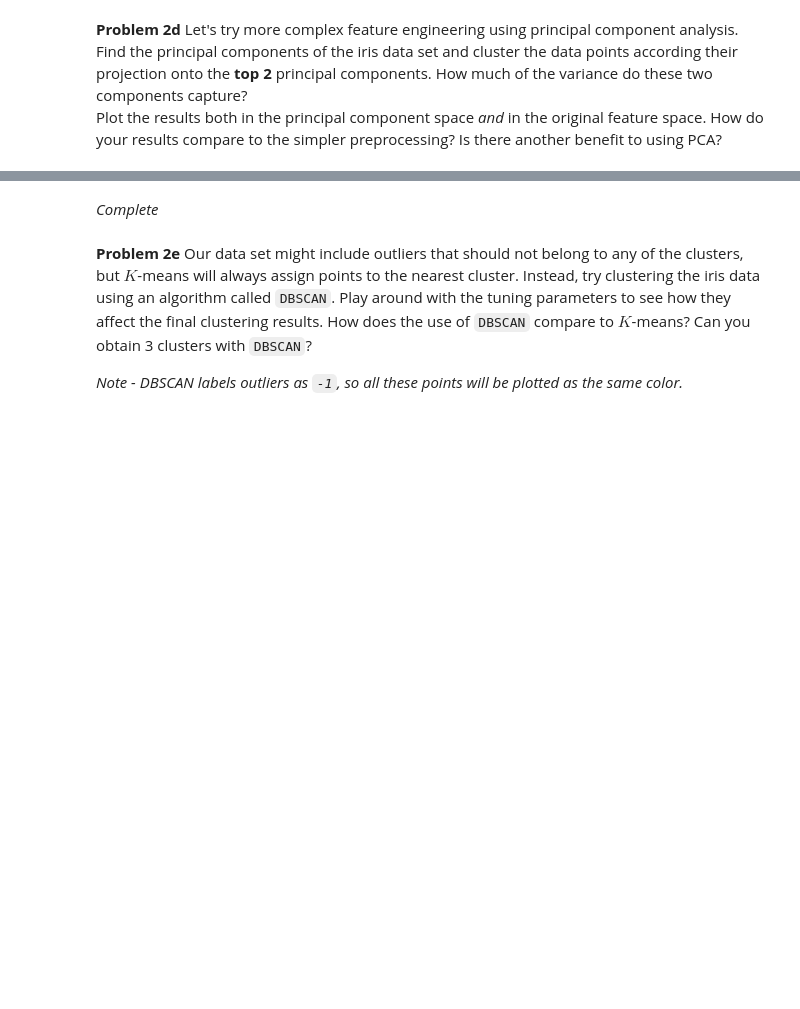
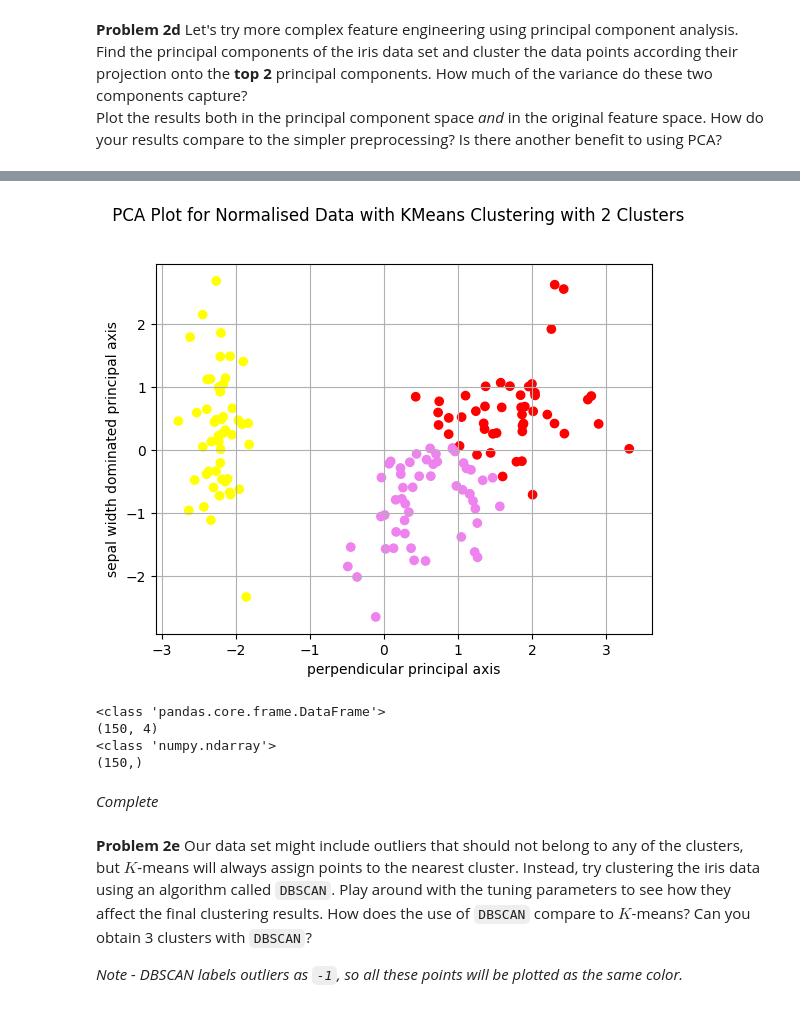
Before and after one commit to ASTR154/clustering, a Jupyter notebook: clustering.ipynb, the cells around one changed output, grey strips where cells are left out. Saved outputs shown, nothing was run; the diff lists cells and outputs as text; code cells hidden in the pictures; blank space fills up the shorter version.

```diff
--- a/clustering.ipynb
+++ b/clustering.ipynb
@@ -209,3 +242,40 @@ from sklearn.decomposition import PCA
+# %%
+kmeans_pca = KMeans( n_clusters = 3, n_init = 10 , max_iter = 500)
+checker_pca = kmeans_pca.fit_predict(X_st)
+
+#hue = ['red' if i==0, 'yellow' elif i==1, 'purple' else if i==2 for i in checker_pca]
+
+#for i in checker_pca:
+ #   if i==0:
+  #      hue = "red"
+   # elif i==1:
+    #    hue = "yellow"
+    #else:
+     #   hue = "purple"
+
+#colours = ['yellow' if c == 1 else
+#    'red' if c == 0 else 'violet' for c in checker_pca]
+
+plt.figure()
+plt.scatter(X_st[:,0], X_st[:,1], c = colours)
+plt.grid(True)
+
+plt.suptitle(" PCA Plot for Normalised Data with KMeans Clustering with 2 Clusters", y =1.)
+plt.ylabel("sepal width dominated principal axis")
+plt.xlabel("perpendicular principal axis")
+plt.show()
+# %% [output]
+[figure, added]
+# %%
+print(type(iris_scaled))  # Should be <class 'numpy.ndarray'>
+print(iris_scaled.shape)  # Should be (150, 4)
+print(type(checker_pca))
+print(checker_pca.shape)
+# %% [output]
+<class 'pandas.core.frame.DataFrame'>
+(150, 4)
+<class 'numpy.ndarray'>
+(150,)
 # %% [markdown]
 *Complete*
 # %% [markdown]
```
Also changed, not shown: parts of 6 cells of this notebook.
